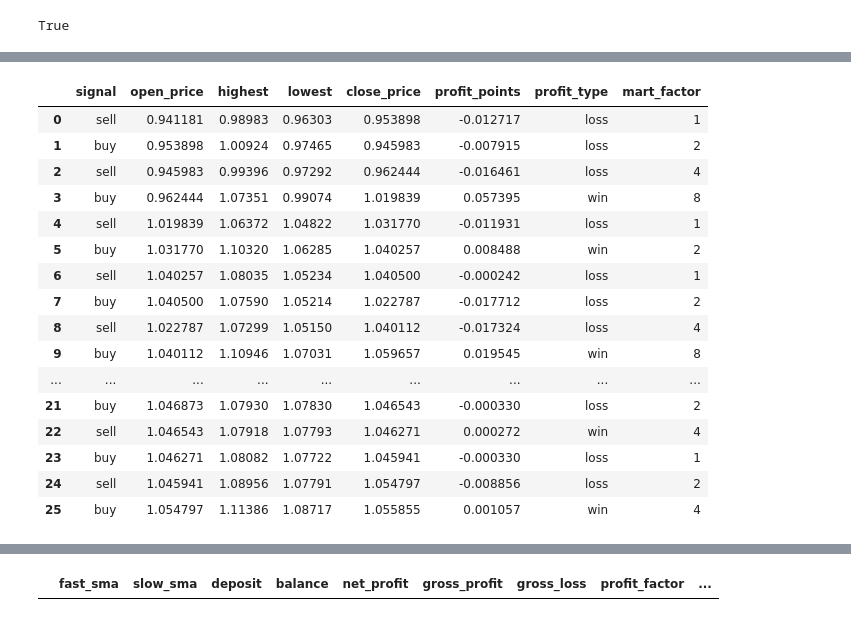
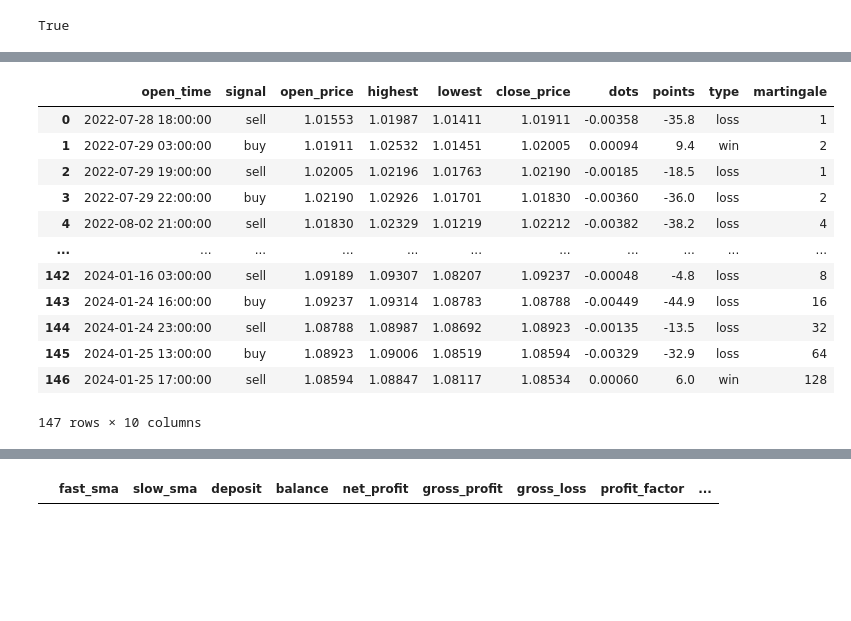
Before and after one commit to MaxJan2010/python_finance, a Jupyter notebook: src/work/strategies/moving average/strategy_03/sma-crossover_martingale.ipynb, the cells around one changed output, grey strips where cells are left out. Drawn from its saved outputs; the diff is of its cells as text; code cells hidden in the pictures; blank space fills up the shorter version.

Commit message:
- created result successfully

```diff
--- a/src/work/strategies/moving average/strategy_03/sma-crossover_martingale.ipynb
+++ b/src/work/strategies/moving average/strategy_03/sma-crossover_martingale.ipynb
@@ -23,9 +27,9 @@ True
 # %%
 # settings
 symbol = 'EURUSD'
-timeframe = mt5.TIMEFRAME_H4
+timeframe = mt5.TIMEFRAME_H1
 start_pos = 0
-num_bars = 2200
+num_bars = 9500
 
 fast_sma_period = 5
 slow_sma_period = 200
@@ -114,15 +106,17 @@ create_signal(dataframe=df)
 # %%
 def create_ohlcv(dataframe):
   deals = dataframe.groupby((dataframe.signal != dataframe.signal.shift()).cumsum(), as_index= False).agg(
+    open_time = ('time', 'first'),
     signal = ('signal', 'first'),
     open_price = ('open', 'first'),
     highest = ('high', 'max'),
     lowest = ('low', 'min')
   )
 
-  safety = 0.97
-  deals['open_price'] = deals['open_price'] * safety
+  safety = 1
+  deals['open_price'] = round(deals['open_price'] * safety, 5)
   deals['close_price'] = deals['open_price'].shift(-1)
+  deals['close_price'].fillna(value=dataframe['close'].iloc[-2], inplace=True)
 
   deals.dropna(inplace=True)
 
@@ -152,5 +142,5 @@ deals
 # %%
-def calc_profit_points(row):
+def calc_profit_dots(row):
     if row['signal'] == 'buy':
         val = row['close_price'] - row['open_price']
     elif row['signal'] == 'sell':
@@ -159,15 +149,23 @@ def calc_profit_points(row):
         val = 0
     return val
 
-min_mart_factor = 1
+def calc_broker_digits(broker_digits):
+    if broker_digits == 4:
+        digits_factor = 1000
+    elif broker_digits == 5:
+        digits_factor = 10000
+    return digits_factor
 
-def apply_profit_points(dataframe, function):
-    dataframe['profit_points'] = dataframe.apply(function, axis=1)
-    dataframe['profit_type'] = np.where(dataframe['profit_points'] > 0, 'win', 'loss')
+def apply_profit_dots(dataframe, function):
+    dataframe['dots'] = dataframe.apply(function, axis=1)
+    dataframe['points'] = dataframe['dots'] * calc_broker_digits(broker_digits=5)
+    dataframe['type'] = np.where(dataframe['dots'] > 0, 'win', 'loss')
     # dataframe['mart_factor'] = (dataframe['profit_type'].groupby((dataframe['profit_type'] != dataframe['profit_type'].shift()).cumsum()).cumcount() + 1)
     dataframe.reset_index(drop=True, inplace=True)
 
     return dataframe
 
-apply_profit_points(dataframe=deals, function=calc_profit_points)
+deals = apply_profit_dots(dataframe=deals, function=calc_profit_dots)
+
+deals
 # %% [output]
@@ -191,56 +185,53 @@ apply_profit_points(dataframe=deals, function=calc_profit_points)
 # %%
 def calc_martingale_factor(dataframe):
 
-    dataframe['profit_code'] = np.where(dataframe['profit_points'] > 0, 0, 1)
+    dataframe['profit_code'] = np.where(dataframe['dots'] > 0, 0, 1)
 
     profit_code = list(deals['profit_code'])
 
     profit_code = pd.Series(profit_code)
 
     steps = (profit_code.cumsum() * profit_code).diff() # mask out the cumsum where we won [0 1 2 3 0 0 4 5 6 ... ]
 
     edges = steps < 0 # find where the cumsum steps down -> where we won
     diff_steps = steps[edges].diff() # find the length of each losing streak
     diff_steps[steps[edges].index[0]] = steps[edges][:1] # fix length of the first run which in now NaN
     toss = profit_code.copy() # get a copy of the profit_code series
     toss[edges] = diff_steps # insert the length of the losing streaks into the copy of the profit_code results
-    mart_factor = 2 ** (toss).cumsum() # compute the wagers
+    martingale_factor = 2 ** (toss).cumsum() # compute the wagers
 
     result = pd.DataFrame({
         'profit_code': profit_code,
         'toss': toss,
         'runs': toss.cumsum(),
-        'mart_factor': mart_factor
+        'martingale': martingale_factor
         })
 
     result['profit_toss'] = np.where(result['profit_code'] == 0, 'win', 'loss')
 
-    result['mart_factor'] = result['mart_factor'].shift(periods=1, fill_value=1)
+    result['martingale'] = result['martingale'].shift(periods=1, fill_value=1)
 
     # drop profit_code from dataframe
     dataframe = dataframe.drop('profit_code', axis=1)
 
     # add mart_profit to the dataframe
-    dataframe['mart_factor']= result['mart_factor']
-
+    dataframe['martingale']= result['martingale']
     return dataframe
 
-calc_martingale_factor(dataframe=deals)
+deals = calc_martingale_factor(dataframe=deals)
+
+deals
 # %% [output]
-|  | signal | open_price | highest | lowest | close_price | profit_points | profit_type | mart_factor |
-| 0 | sell | 0.941181 | 0.98983 | 0.96303 | 0.953898 | -0.012717 | loss | 1 |
-| 1 | buy | 0.953898 | 1.00924 | 0.97465 | 0.945983 | -0.007915 | loss | 2 |
-| 2 | sell | 0.945983 | 0.99396 | 0.97292 | 0.962444 | -0.016461 | loss | 4 |
-| 3 | buy | 0.962444 | 1.07351 | 0.99074 | 1.019839 | 0.057395 | win | 8 |
-| 4 | sell | 1.019839 | 1.06372 | 1.04822 | 1.031770 | -0.011931 | loss | 1 |
-| 5 | buy | 1.031770 | 1.10320 | 1.06285 | 1.040257 | 0.008488 | win | 2 |
-| 6 | sell | 1.040257 | 1.08035 | 1.05234 | 1.040500 | -0.000242 | loss | 1 |
-| 7 | buy | 1.040500 | 1.07590 | 1.05214 | 1.022787 | -0.017712 | loss | 2 |
-| 8 | sell | 1.022787 | 1.07299 | 1.05150 | 1.040112 | -0.017324 | loss | 4 |
-| 9 | buy | 1.040112 | 1.10946 | 1.07031 | 1.059657 | 0.019545 | win | 8 |
-| ... | ... | ... | ... | ... | ... | ... | ... | ... |
-| 21 | buy | 1.046873 | 1.07930 | 1.07830 | 1.046543 | -0.000330 | loss | 2 |
-| 22 | sell | 1.046543 | 1.07918 | 1.07793 | 1.046271 | 0.000272 | win | 4 |
-| 23 | buy | 1.046271 | 1.08082 | 1.07722 | 1.045941 | -0.000330 | loss | 1 |
-| 24 | sell | 1.045941 | 1.08956 | 1.07791 | 1.054797 | -0.008856 | loss | 2 |
-| 25 | buy | 1.054797 | 1.11386 | 1.08717 | 1.055855 | 0.001057 | win | 4 |
+|  | open_time | signal | open_price | highest | lowest | close_price | dots | points | type | martingale |
+| 0 | 2022-07-28 18:00:00 | sell | 1.01553 | 1.01987 | 1.01411 | 1.01911 | -0.00358 | -35.8 | loss | 1 |
+| 1 | 2022-07-29 03:00:00 | buy | 1.01911 | 1.02532 | 1.01451 | 1.02005 | 0.00094 | 9.4 | win | 2 |
+| 2 | 2022-07-29 19:00:00 | sell | 1.02005 | 1.02196 | 1.01763 | 1.02190 | -0.00185 | -18.5 | loss | 1 |
+| 3 | 2022-07-29 22:00:00 | buy | 1.02190 | 1.02926 | 1.01701 | 1.01830 | -0.00360 | -36.0 | loss | 2 |
+| 4 | 2022-08-02 21:00:00 | sell | 1.01830 | 1.02329 | 1.01219 | 1.02212 | -0.00382 | -38.2 | loss | 4 |
+| ... | ... | ... | ... | ... | ... | ... | ... | ... | ... | ... |
+| 142 | 2024-01-16 03:00:00 | sell | 1.09189 | 1.09307 | 1.08207 | 1.09237 | -0.00048 | -4.8 | loss | 8 |
+| 143 | 2024-01-24 16:00:00 | buy | 1.09237 | 1.09314 | 1.08783 | 1.08788 | -0.00449 | -44.9 | loss | 16 |
+| 144 | 2024-01-24 23:00:00 | sell | 1.08788 | 1.08987 | 1.08692 | 1.08923 | -0.00135 | -13.5 | loss | 32 |
+| 145 | 2024-01-25 13:00:00 | buy | 1.08923 | 1.09006 | 1.08519 | 1.08594 | -0.00329 | -32.9 | loss | 64 |
+| 146 | 2024-01-25 17:00:00 | sell | 1.08594 | 1.08847 | 1.08117 | 1.08534 | 0.00060 | 6.0 | win | 128 |
+147 rows × 10 columns
```
Also changed, not shown: parts of 26 cells of this notebook.
